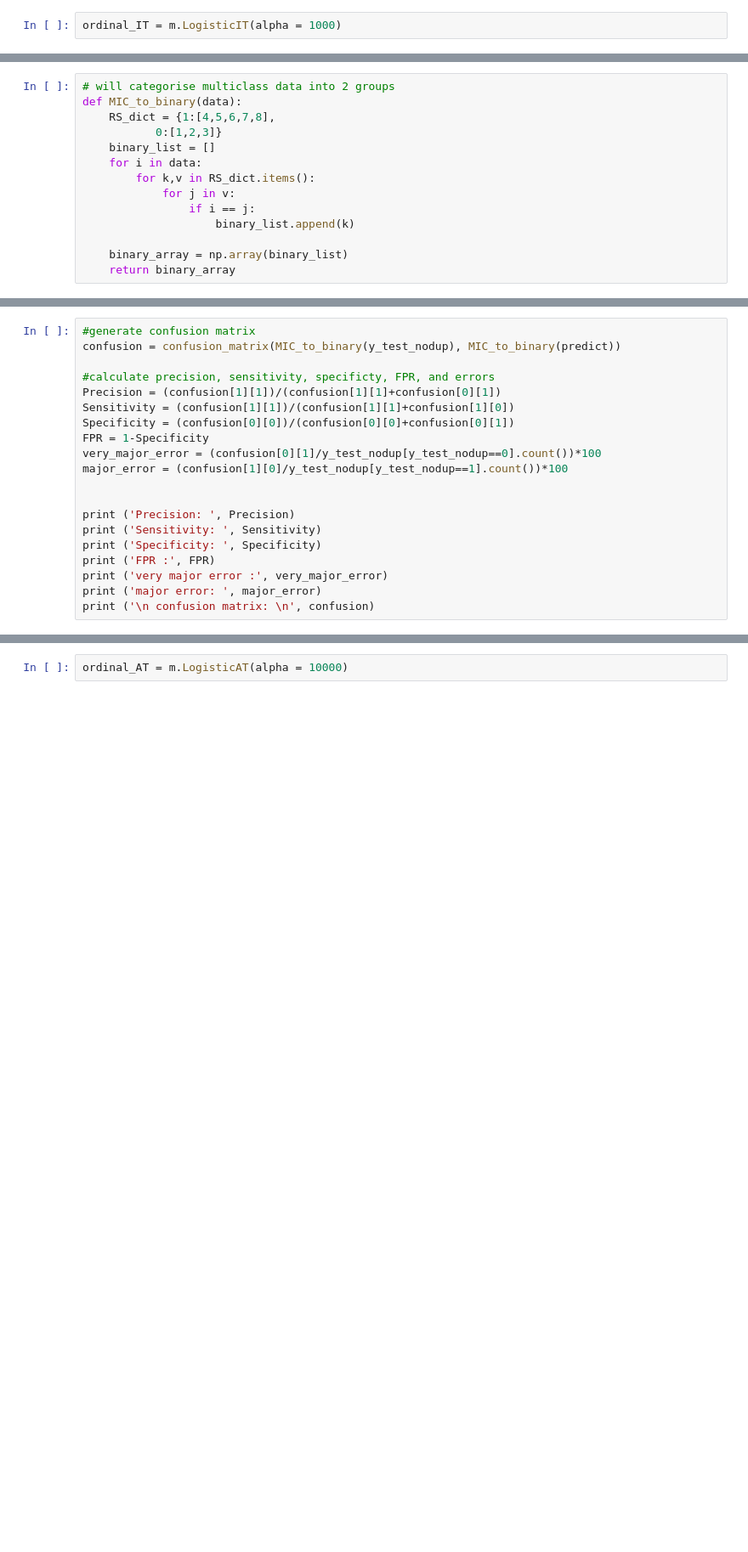
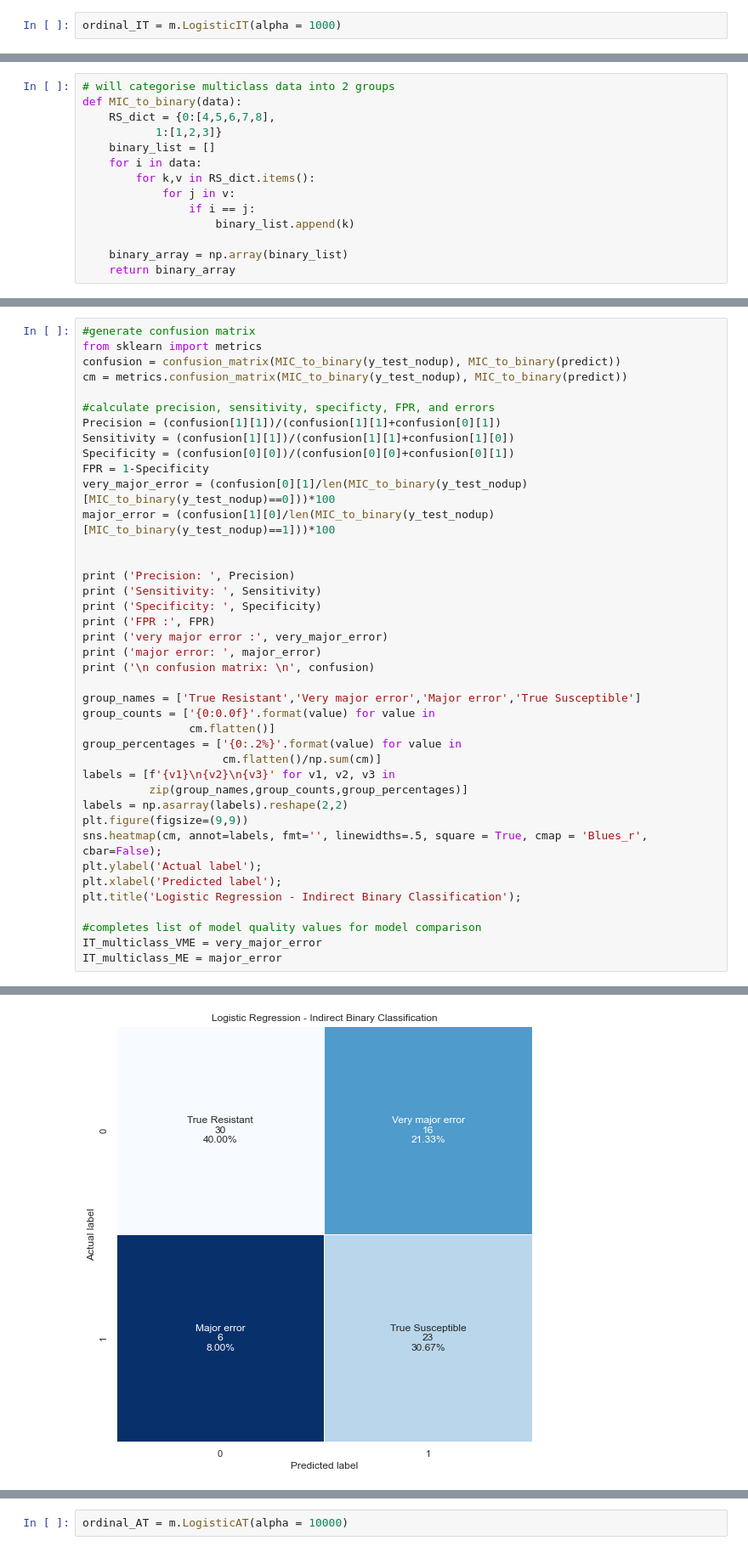
Before and after one commit to fowler-lab/Inh_resistance, a Jupyter notebook: Ordinalreg_notebook.ipynb, the cells around one changed output, grey strips where cells are left out. Shown: that part at 85% size. Cells and saved outputs as stored; diff of their text form; blank space fills up the shorter version.

```diff
--- a/Ordinalreg_notebook.ipynb
+++ b/Ordinalreg_notebook.ipynb
@@ -212,8 +237,8 @@ weighted avg       0.68      0.20      0.11        75
 # %%
 # will categorise multiclass data into 2 groups
 def MIC_to_binary(data):
-    RS_dict = {1:[4,5,6,7,8],
-           0:[1,2,3]}
+    RS_dict = {0:[4,5,6,7,8],
+           1:[1,2,3]}
     binary_list = []
     for i in data:
         for k,v in RS_dict.items():
@@ -226,14 +253,16 @@ def MIC_to_binary(data):
 # %%
 #generate confusion matrix
+from sklearn import metrics
 confusion = confusion_matrix(MIC_to_binary(y_test_nodup), MIC_to_binary(predict))
+cm = metrics.confusion_matrix(MIC_to_binary(y_test_nodup), MIC_to_binary(predict))
 
 #calculate precision, sensitivity, specificty, FPR, and errors
 Precision = (confusion[1][1])/(confusion[1][1]+confusion[0][1])
 Sensitivity = (confusion[1][1])/(confusion[1][1]+confusion[1][0])
 Specificity = (confusion[0][0])/(confusion[0][0]+confusion[0][1])
 FPR = 1-Specificity
-very_major_error = (confusion[0][1]/y_test_nodup[y_test_nodup==0].count())*100
-major_error = (confusion[1][0]/y_test_nodup[y_test_nodup==1].count())*100
+very_major_error = (confusion[0][1]/len(MIC_to_binary(y_test_nodup)[MIC_to_binary(y_test_nodup)==0]))*100
+major_error = (confusion[1][0]/len(MIC_to_binary(y_test_nodup)[MIC_to_binary(y_test_nodup)==1]))*100
 
 
 print ('Precision: ', Precision)
@@ -243,4 +272,22 @@ print ('FPR :', FPR)
 print ('very major error :', very_major_error)
 print ('major error: ', major_error)
 print ('\n confusion matrix: \n', confusion)
+
+group_names = ['True Resistant','Very major error','Major error','True Susceptible']
+group_counts = ['{0:0.0f}'.format(value) for value in
+                cm.flatten()]
+group_percentages = ['{0:.2%}'.format(value) for value in
+                     cm.flatten()/np.sum(cm)]
+labels = [f'{v1}\n{v2}\n{v3}' for v1, v2, v3 in
+          zip(group_names,group_counts,group_percentages)]
+labels = np.asarray(labels).reshape(2,2)
+plt.figure(figsize=(9,9))
+sns.heatmap(cm, annot=labels, fmt='', linewidths=.5, square = True, cmap = 'Blues_r', cbar=False);
+plt.ylabel('Actual label');
+plt.xlabel('Predicted label');
+plt.title('Logistic Regression - Indirect Binary Classification');
+
+#completes list of model quality values for model comparison
+IT_multiclass_VME = very_major_error
+IT_multiclass_ME = major_error
 # %% [output]
@@ -257,3 +304,4 @@ major error:  225.0
+[figure, added]
 # %%
 print (classification_report(MIC_to_binary(y_test_nodup), MIC_to_binary(predict)))
 # %% [output]
```
Also changed, not shown: parts of 32 cells of this notebook.
